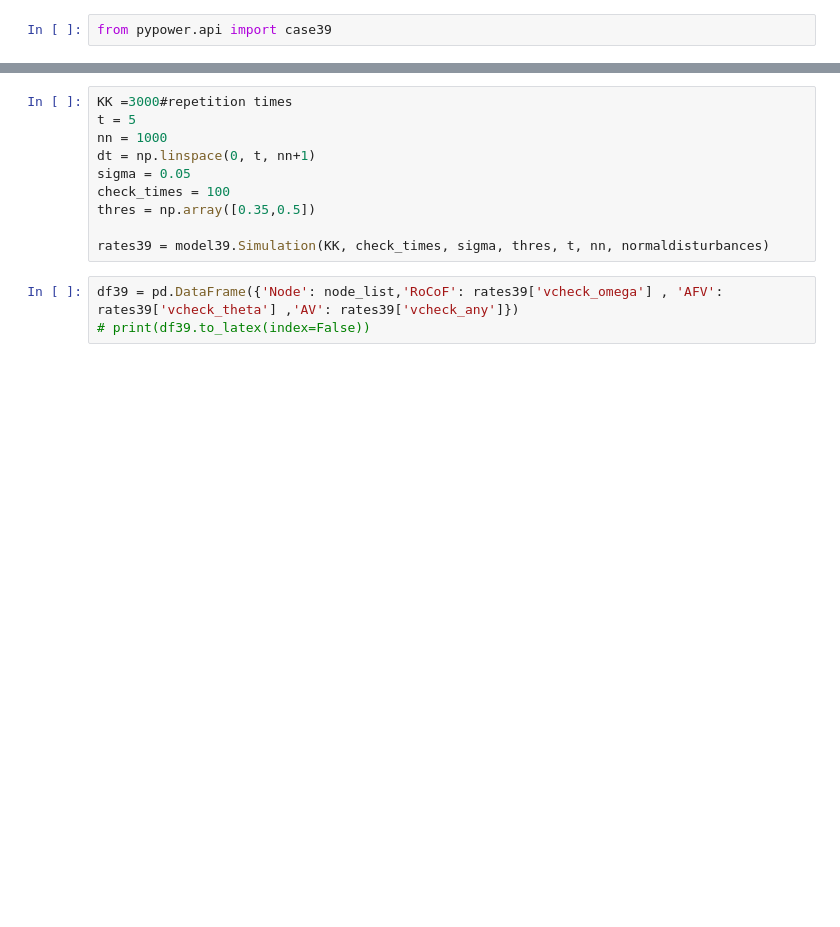
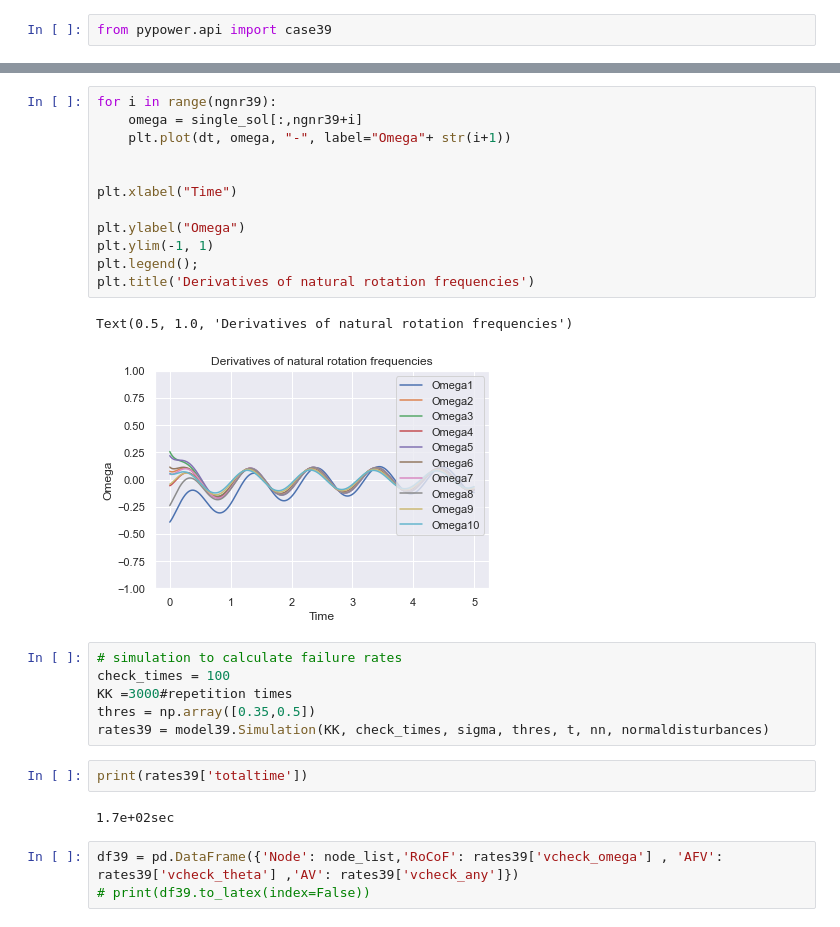
Before and after one commit to weiting1029/PowerFailure, a Jupyter notebook: failureMain.ipynb, the cells around one changed output, grey strips where cells are left out. Cells and saved outputs as stored; diff of their text form; blank space fills up the shorter version.

```diff
--- a/failureMain.ipynb
+++ b/failureMain.ipynb
@@ -55,13 +132,28 @@ model39 = PowerNetworkSolver(theta0,omega0,redA39, ngnr39, D,M,K)
+# %%
+for i in range(ngnr39):
+    omega = single_sol[:,ngnr39+i]
+    plt.plot(dt, omega, "-", label="Omega"+ str(i+1))
+
+
+plt.xlabel("Time")
+
+plt.ylabel("Omega")
+plt.ylim(-1, 1)
+plt.legend();
+plt.title('Derivatives of natural rotation frequencies')
+# %% [output]
+Text(0.5, 1.0, 'Derivatives of natural rotation frequencies')
+[figure, added]
 # %%
+# simulation to calculate failure rates
+check_times = 100
 KK =3000#repetition times
-t = 5
-nn = 1000
-dt = np.linspace(0, t, nn+1)
-sigma = 0.05
-check_times = 100
 thres = np.array([0.35,0.5])
-
 rates39 = model39.Simulation(KK, check_times, sigma, thres, t, nn, normaldisturbances)
+# %%
+print(rates39['totaltime'])
+# %% [output]
+1.7e+02sec
 # %%
 df39 = pd.DataFrame({'Node': node_list,'RoCoF': rates39['vcheck_omega'] , 'AFV': rates39['vcheck_theta'] ,'AV': rates39['vcheck_any']})
 # print(df39.to_latex(index=False))
```
Also changed, not shown: parts of 20 cells of this notebook.
